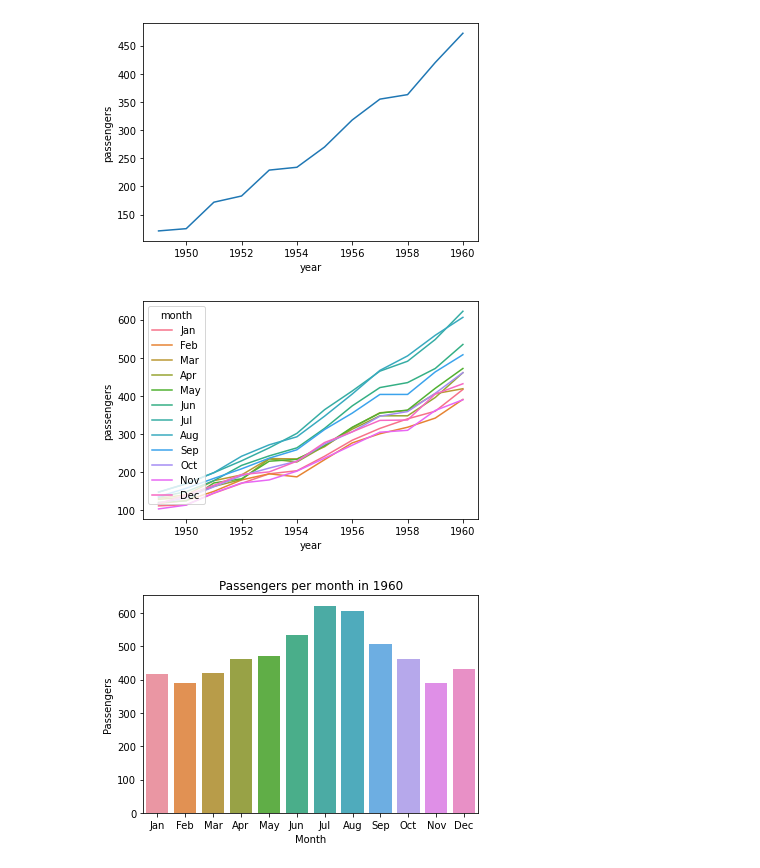
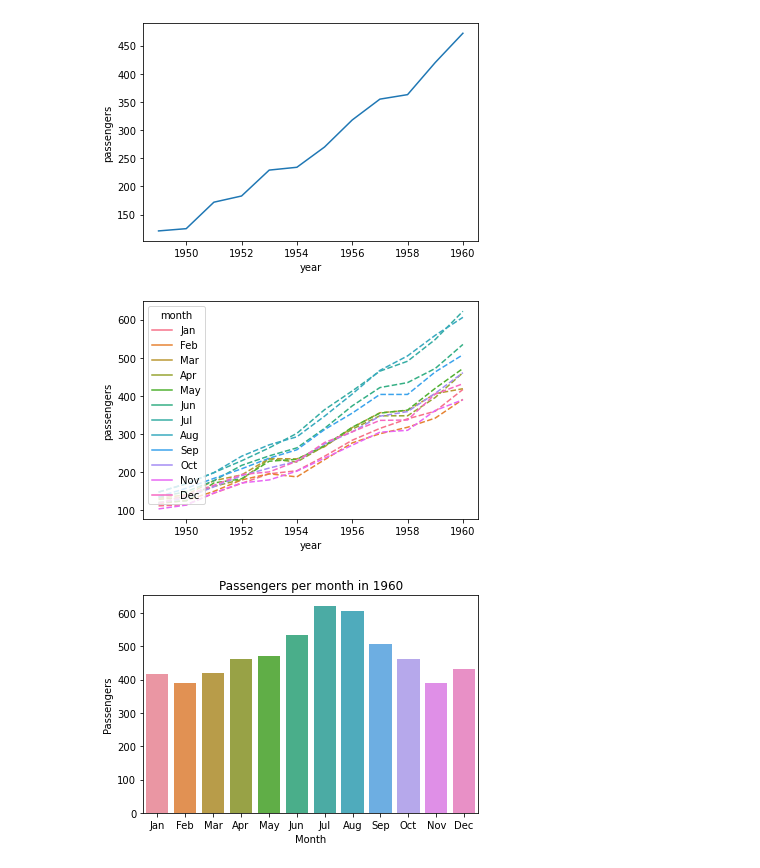
Before and after one commit to thaisratis/Curso_DataScience_Minsait, a Jupyter notebook: Notebooks/Aula02/Seaborn.ipynb, the cells around one changed output. Drawn from its saved outputs; the diff is of its cells as text; code cells hidden in the pictures.

```diff
--- a/Notebooks/Aula02/Seaborn.ipynb
+++ b/Notebooks/Aula02/Seaborn.ipynb
@@ -20,10 +20,10 @@ plt.show()
 # %% [output]
 [figure]
 # %%
-sns.lineplot(data=flights, x="year", y="passengers", hue="month")#, linestyle='dashed')
+sns.lineplot(data=flights, x="year", y="passengers", hue="month", linestyle='dashed')
 plt.show()
 # %% [output]
-[figure, old version]
+[figure, new version]
 # %%
 sns.barplot(data=flights.loc[flights['year']==1960], x='month', y='passengers')
 plt.title('Passengers per month in 1960')
```
Also changed, not shown: parts of 5 cells of this notebook, 8 other files.
